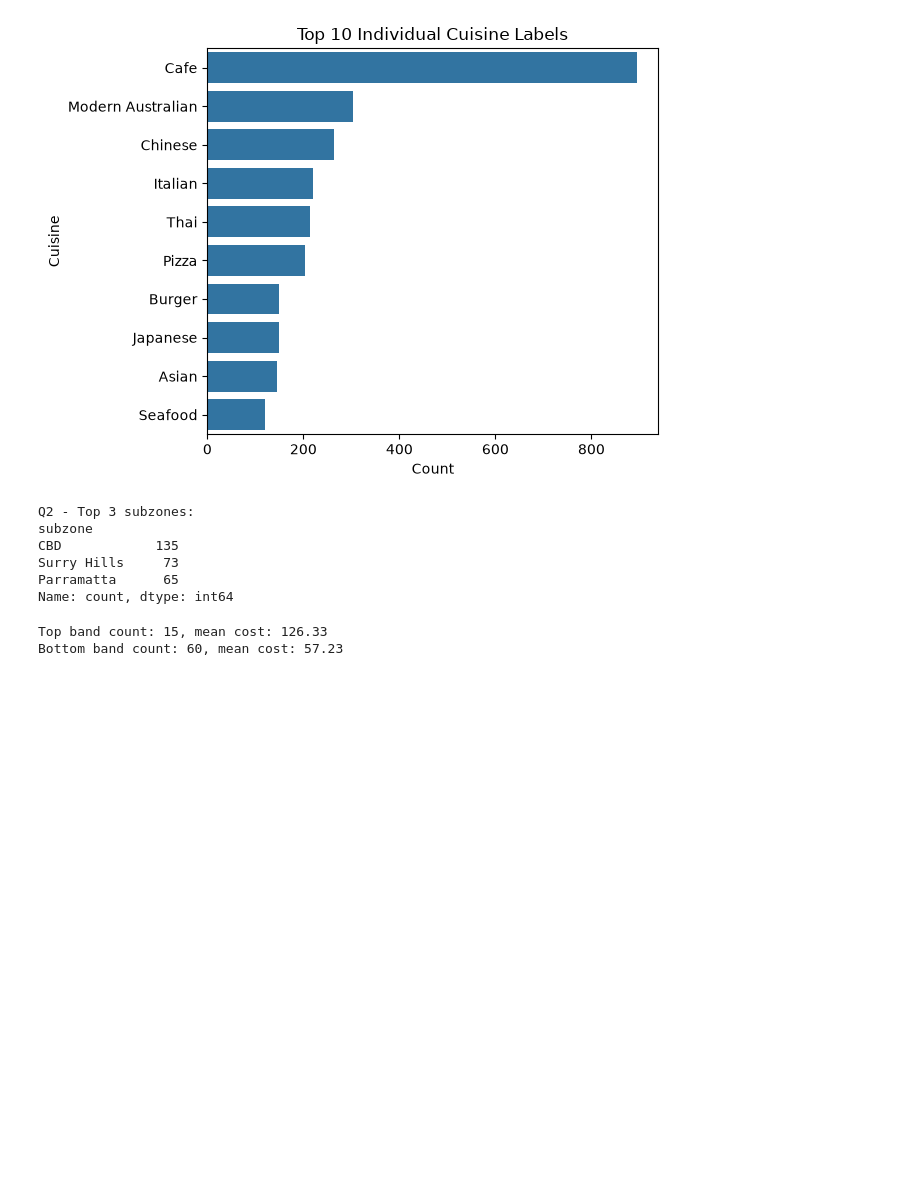
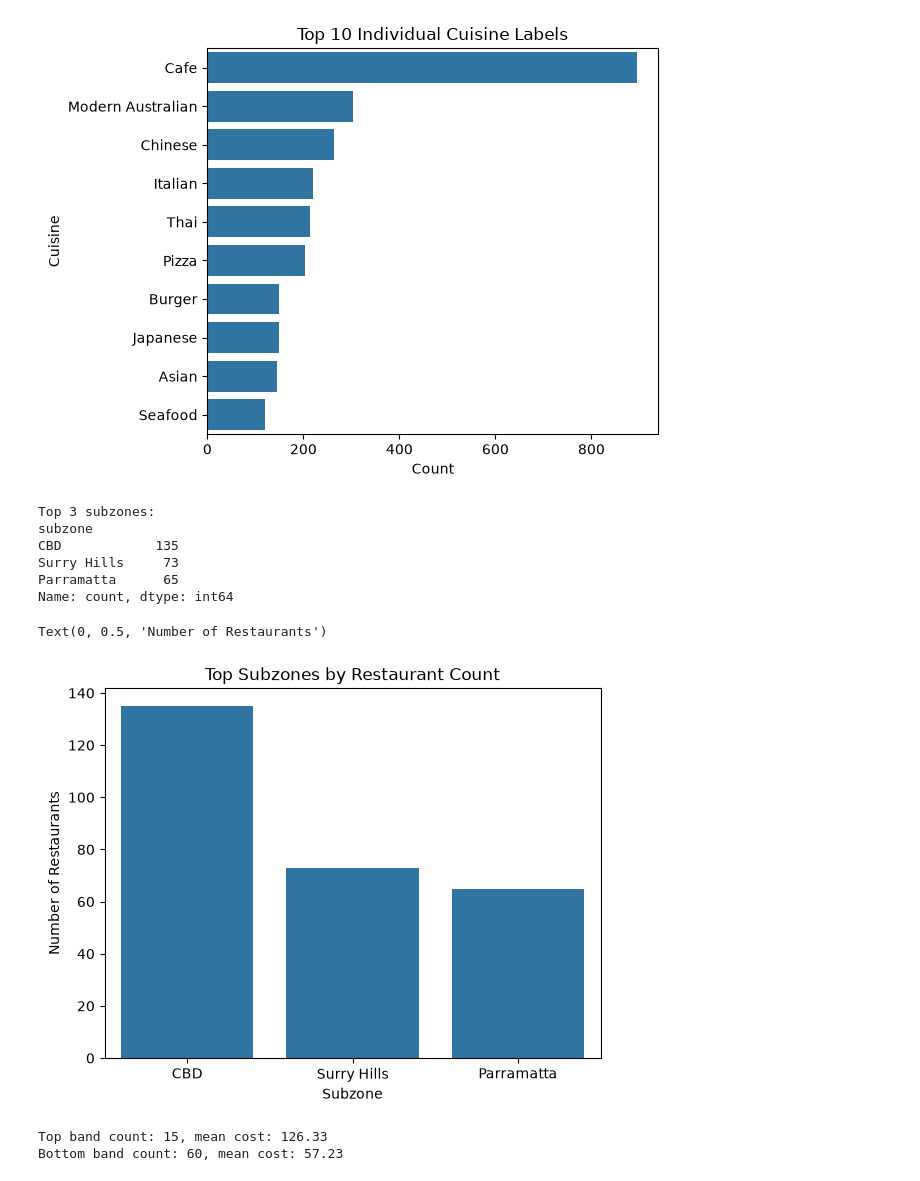
Before and after one commit to NhatHuyNguyen/3312605-dsts11523-final-project, a Jupyter notebook: part_a/src/part_a.ipynb, the cells around one changed output. Drawn from its saved outputs; the diff is of its cells as text; code cells hidden in the pictures; blank space fills up the shorter version.

Commit message:
Task A2 Q2 plot

```diff
--- a/part_a/src/part_a.ipynb
+++ b/part_a/src/part_a.ipynb
@@ -169,15 +169,24 @@ Unique cuisine labels count: 114
 # %%
 # Q2: Which 3 subzone labels have the most restaurants?
 top_subzones = df['subzone'].value_counts().head(3)
 print("Top 3 subzones:")
 print(top_subzones)
+
+plt.figure()
+top_sub_counts = df['subzone'].value_counts().head(3)
+sns.barplot(x=top_sub_counts.index, y=top_sub_counts.values)
+plt.title("Top Subzones by Restaurant Count")
+plt.xlabel("Subzone")
+plt.ylabel("Number of Restaurants")
 # %% [output]
-Q2 - Top 3 subzones:
+Top 3 subzones:
 subzone
 CBD            135
 Surry Hills     73
 Parramatta      65
 Name: count, dtype: int64
+Text(0, 0.5, 'Number of Restaurants')
+[figure, added]
 # %%
 # Q3: Are top-band restaurants (4.5+, 15 records) more expensive than bottom-band ones (below 2.5, 60 records)?
 top_band = df[df['rating_number_historical'] >= 4.5]
```
